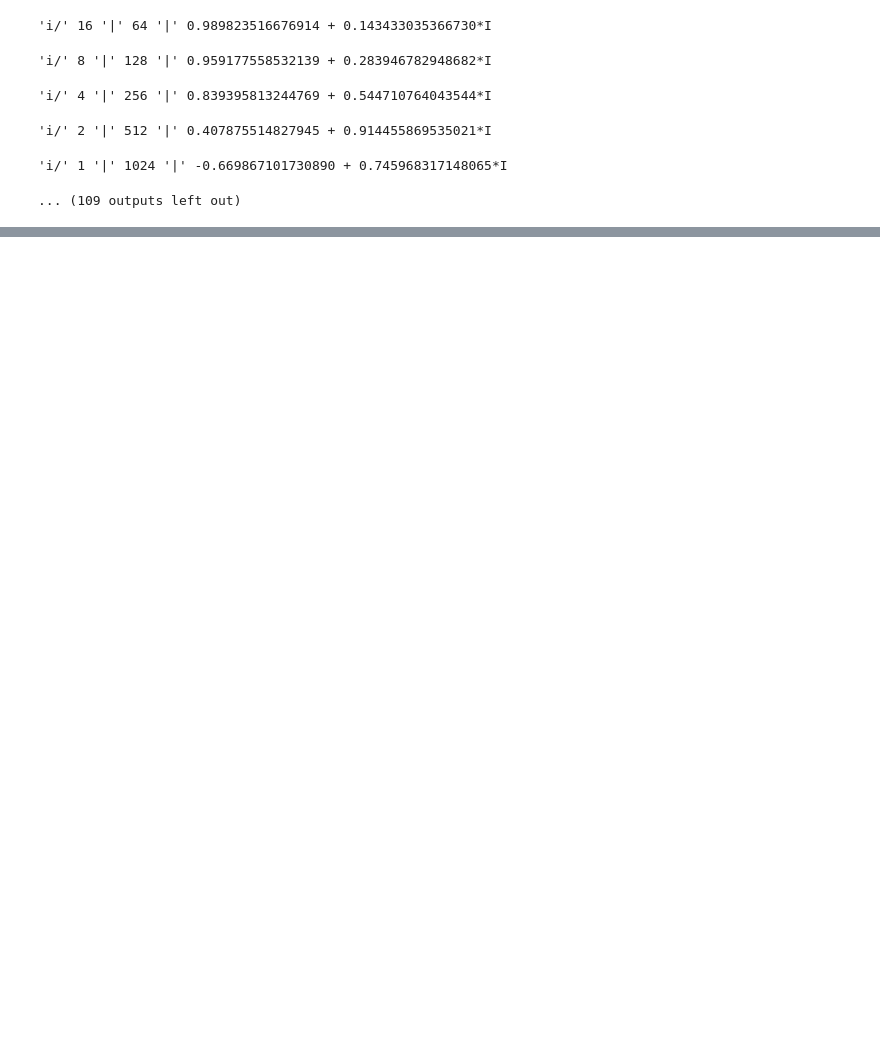
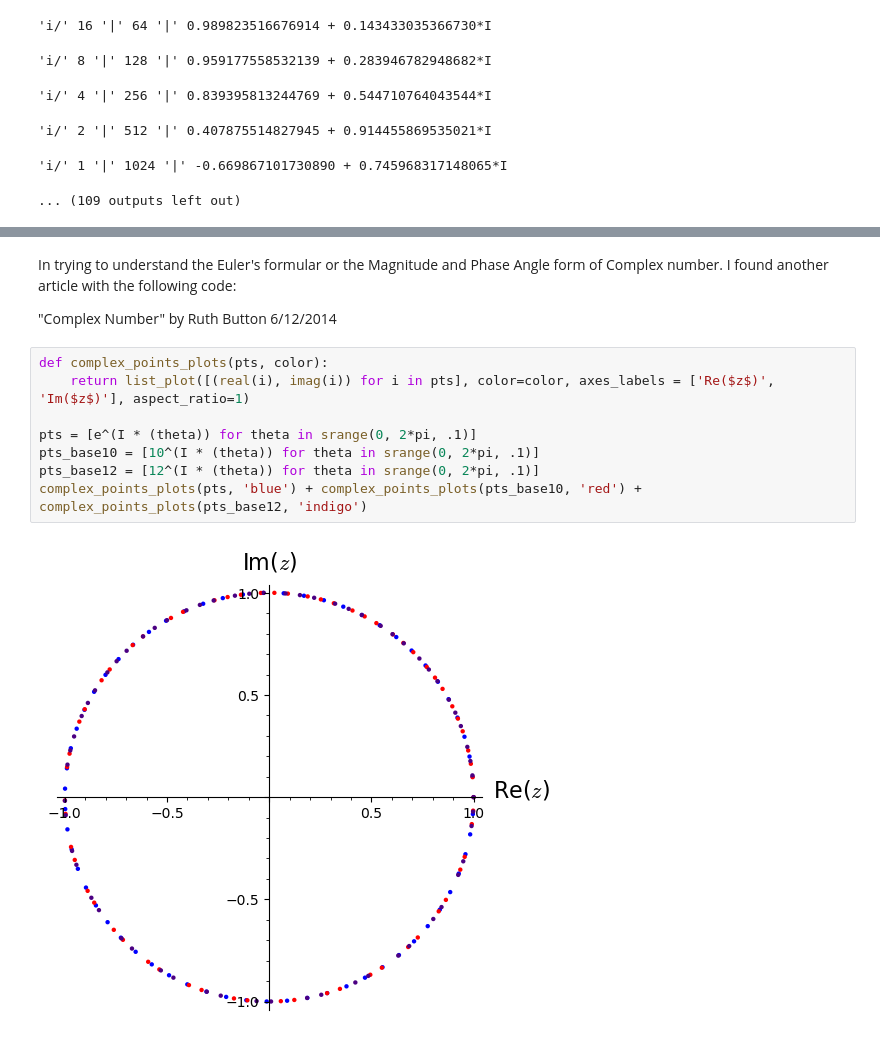
Before and after one commit to john-washington/sage, a Jupyter notebook: regarding_omega_t_minus_kr.ipynb, the cells around one changed output, grey strips where cells are left out. Drawn from its saved outputs; the diff is of its cells as text; blank space fills up the shorter version.

```diff
--- a/regarding_omega_t_minus_kr.ipynb
+++ b/regarding_omega_t_minus_kr.ipynb
@@ -295,0 +402,14 @@ the Geometric Algebar version**
+# %% [markdown]
+In trying to understand the Euler's formular or the Magnitude and Phase Angle form of Complex number. I found another article with the following code:
+
+"Complex Number" by Ruth Button 6/12/2014
+# %%
+def complex_points_plots(pts, color):
+    return list_plot([(real(i), imag(i)) for i in pts], color=color, axes_labels = ['Re($z$)', 'Im($z$)'], aspect_ratio=1)
+
+pts = [e^(I * (theta)) for theta in srange(0, 2*pi, .1)]
+pts_base10 = [10^(I * (theta)) for theta in srange(0, 2*pi, .1)]
+pts_base12 = [12^(I * (theta)) for theta in srange(0, 2*pi, .1)]
+complex_points_plots(pts, 'blue') + complex_points_plots(pts_base10, 'red') + complex_points_plots(pts_base12, 'indigo')
+# %% [output]
+[figure, added]
```
Also changed, not shown: parts of 11 cells of this notebook.
